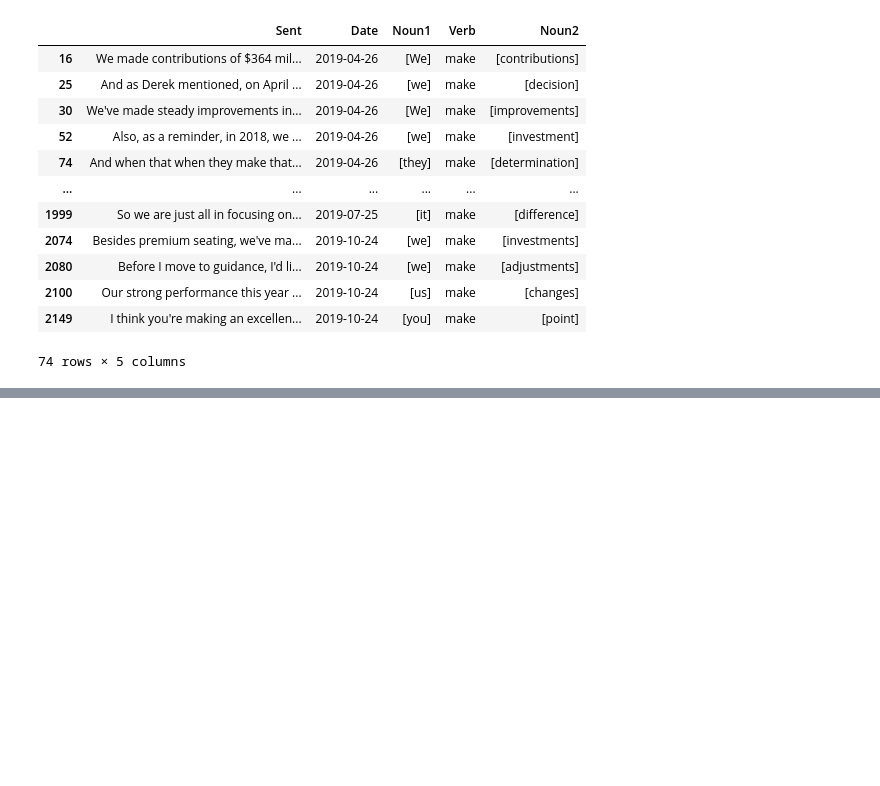
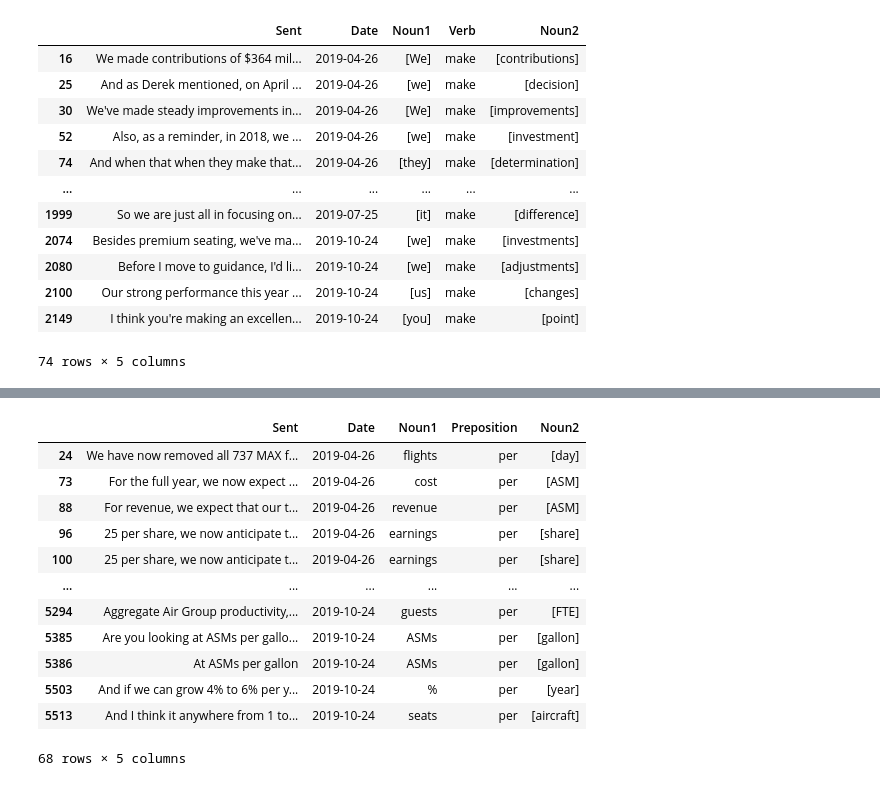
Before and after one commit to michaelmml/NLP-Information-Extraction, a Jupyter notebook: CompanyTranscript.ipynb, the cells around one changed output, grey strips where cells are left out. Cells and saved outputs as stored; diff of their text form; code cells hidden in the pictures; blank space fills up the shorter version.

```diff
--- a/CompanyTranscript.ipynb
+++ b/CompanyTranscript.ipynb
@@ -1025,20 +1003,19 @@ def output_per(df,out_col):
 
     return per
 # %%
-# Create a df containing sentence and its output for rule 1
 row_list = []
 
 for i in range(len(df2)):
 
     sent = df2.loc[i,'Sent']
     date = df2.loc[i,'Date']
-    output = rule1(sent)
+    output = rule_verb(sent)
     dict1 = {'Date':date, 'Sent':sent, 'Output':output}
     row_list.append(dict1)
 
-df_rule1 = pd.DataFrame(row_list)
+df_rule_verb = pd.DataFrame(row_list)
 
-output_per(df_rule1,'Output')
+output_percentage(df_rule_verb,'Output')
 # %% [output]
 19.495049504950497
 # %%
@@ -1158,0 +1168,9 @@ df_sep[df_sep['Verb']=='make']
+# %%
+df_show_prep = pd.DataFrame(columns=df_prep_all.columns)
+
+for row in range(len(df_prep_all)):
+   if len(df_prep_all.loc[row, 'Output']) != 0:
+      df_show_prep = df_show_prep.append(df_prep_all.loc[row,:])
+
+df_show_prep.reset_index(inplace=True)
+df_show_prep.drop('index', axis=1, inplace=True)
@@ -1158,0 +1193,26 @@ df_sep[df_sep['Verb']=='make']
+# %%
+prep_dict = dict()
+dis_dict = dict()
+dis_list = []
+
+for i in range(len(df_show_prep)):
+
+    sentence = df_show_prep.loc[i,'Sent']
+    date = df_show_prep.loc[i,'Date']
+    output = df_show_prep.loc[i,'Output']
+
+    for sent in output:
+        n1 = sent.split()[0]
+        p = sent.split()[1]
+        n2 = sent.split()[2:]
+
+        dis_dict = {'Sent':sentence, 'Date':date, 'Noun1':n1, 'Preposition':p, 'Noun2':n2}
+        dis_list.append(dis_dict)
+
+        prep = sent.split()[1]
+        if prep in prep_dict:
+            prep_dict[prep] += 1
+        else:
+            prep_dict[prep] = 1
+
+df_show_prep_only = pd.DataFrame(dis_list)
@@ -1158,0 +1247,17 @@ df_sep[df_sep['Verb']=='make']
+# %%
+# 'against'
+df_show_prep_only[df_show_prep_only['Preposition']=='per']
+# %% [output]
+|  | Sent | Date | Noun1 | Preposition | Noun2 |
+| 24 | We have now removed all 737 MAX f... | 2019-04-26 | flights | per | [day] |
+| 73 | For the full year, we now expect ... | 2019-04-26 | cost | per | [ASM] |
+| 88 | For revenue, we expect that our t... | 2019-04-26 | revenue | per | [ASM] |
+| 96 | 25 per share, we now anticipate t... | 2019-04-26 | earnings | per | [share] |
+| 100 | 25 per share, we now anticipate t... | 2019-04-26 | earnings | per | [share] |
+| ... | ... | ... | ... | ... | ... |
+| 5294 | Aggregate Air Group productivity,... | 2019-10-24 | guests | per | [FTE] |
+| 5385 | Are you looking at ASMs per gallo... | 2019-10-24 | ASMs | per | [gallon] |
+| 5386 | At ASMs per gallon | 2019-10-24 | ASMs | per | [gallon] |
+| 5503 | And if we can grow 4% to 6% per y... | 2019-10-24 | % | per | [year] |
+| 5513 | And I think it anywhere from 1 to... | 2019-10-24 | seats | per | [aircraft] |
+68 rows × 5 columns
```
Also changed, not shown: parts of 23 cells of this notebook.
